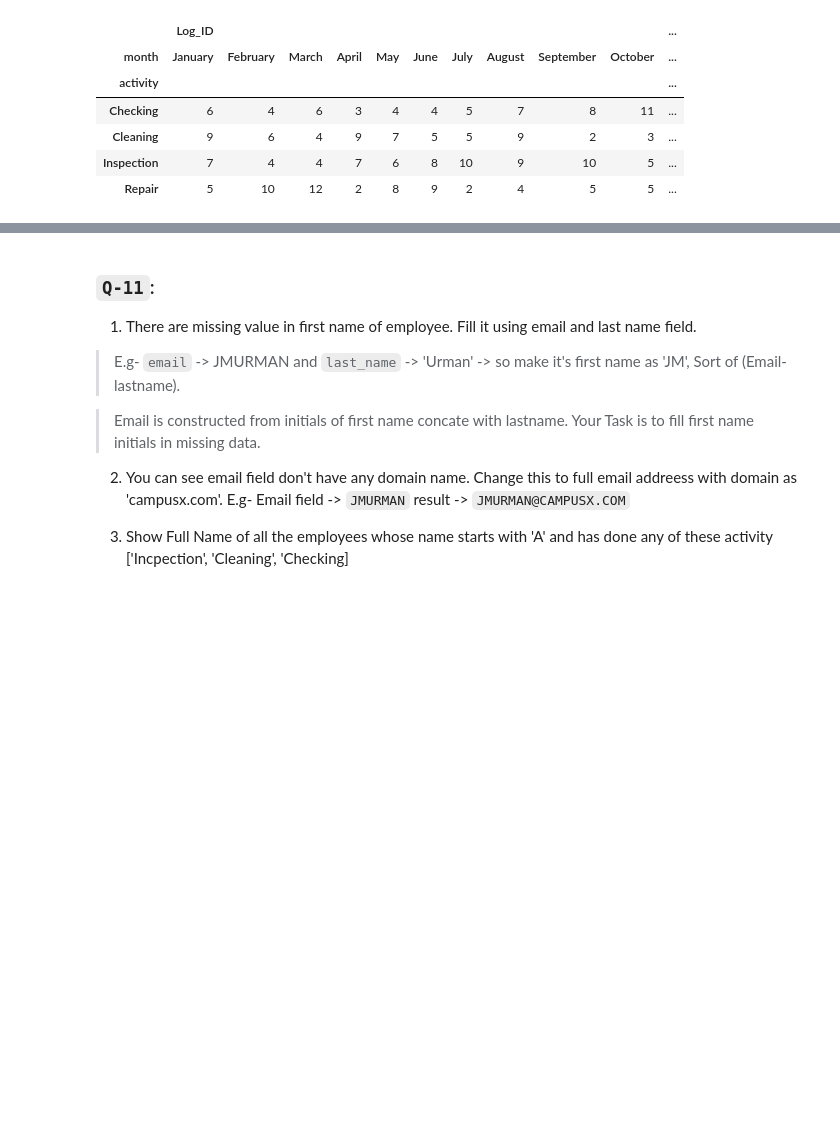
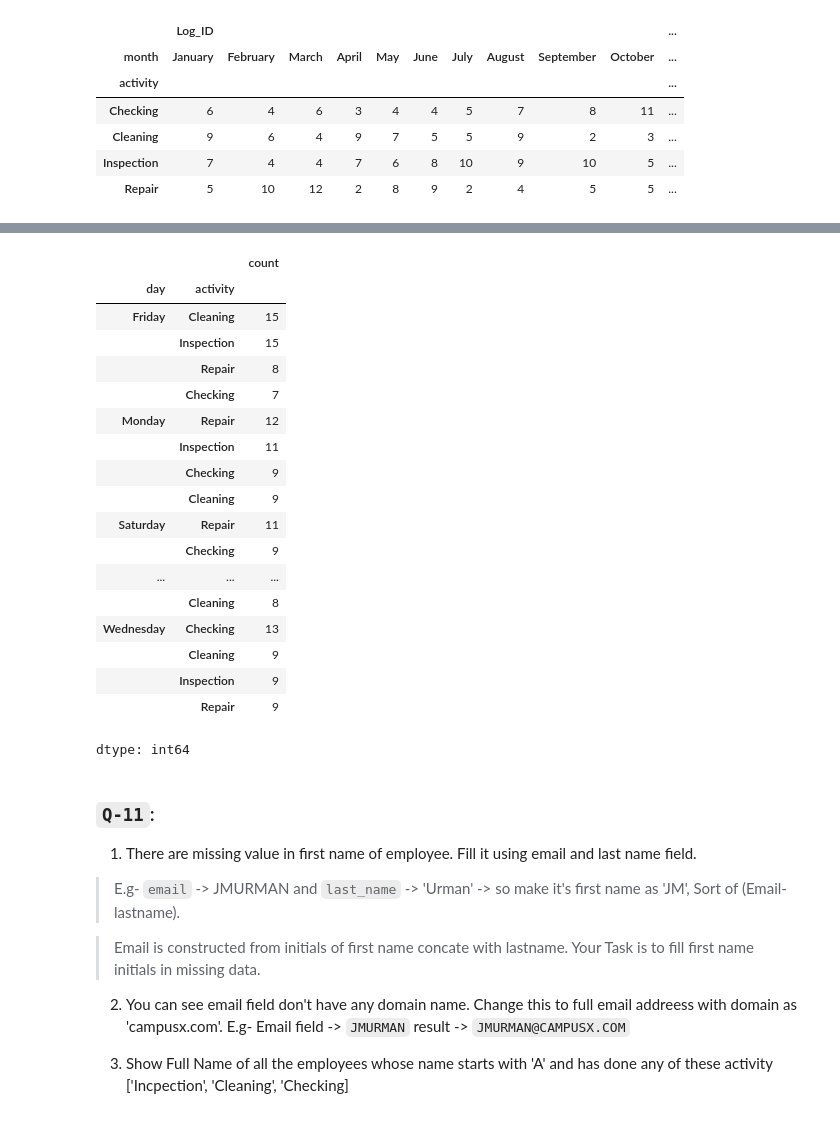
Before and after one commit to ushi-masuka/python-practice, a Jupyter notebook: day2202.ipynb, the cells around one changed output, grey strips where cells are left out. Cells and saved outputs as stored; diff of their text form; code cells hidden in the pictures; blank space fills up the shorter version.

```diff
--- a/day2202.ipynb
+++ b/day2202.ipynb
@@ -248,0 +244,4 @@ Note(for common field):- Employee file has `EMPLOYEE_ID` and LOG file has `emp_i
+# %%
+#8
+merge["day"]=merge["dt"].dt.day_name()
+merge[(merge["day"]=="Saturday")|(merge["day"]=="Sunday")]["emp_id"].value_counts().head(1)
@@ -249,3 +261,26 @@ Note(for common field):- Employee file has `EMPLOYEE_ID` and LOG file has `emp_i
+# %%
+#10
+merge.groupby("day")["activity"].value_counts()
+# %% [output]
+|  |  | count |
+| day | activity |  |
+| Friday | Cleaning | 15 |
+|  | Inspection | 15 |
+|  | Repair | 8 |
+|  | Checking | 7 |
+| Monday | Repair | 12 |
+|  | Inspection | 11 |
+|  | Checking | 9 |
+|  | Cleaning | 9 |
+| Saturday | Repair | 11 |
+|  | Checking | 9 |
+| ... | ... | ... |
+|  | Cleaning | 8 |
+| Wednesday | Checking | 13 |
+|  | Cleaning | 9 |
+|  | Inspection | 9 |
+|  | Repair | 9 |
+dtype: int64
 # %% [markdown]
 ### `Q-11`:
 
```
Also changed, not shown: parts of 10 cells of this notebook.
